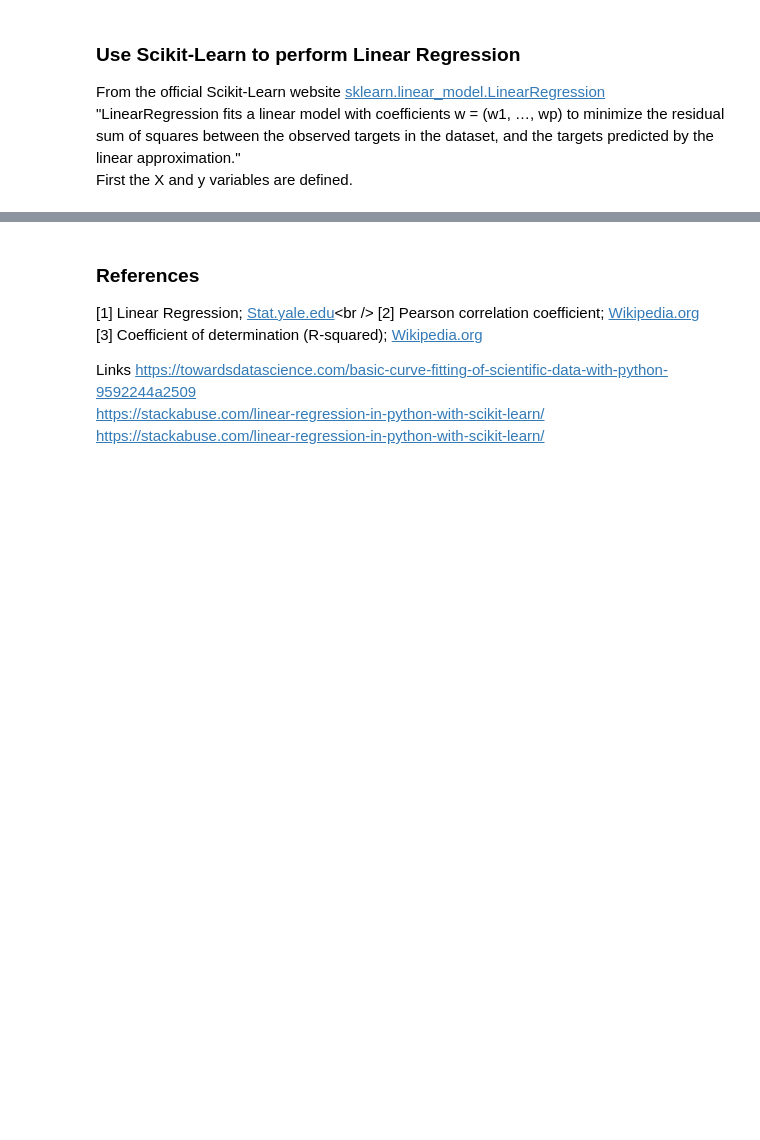
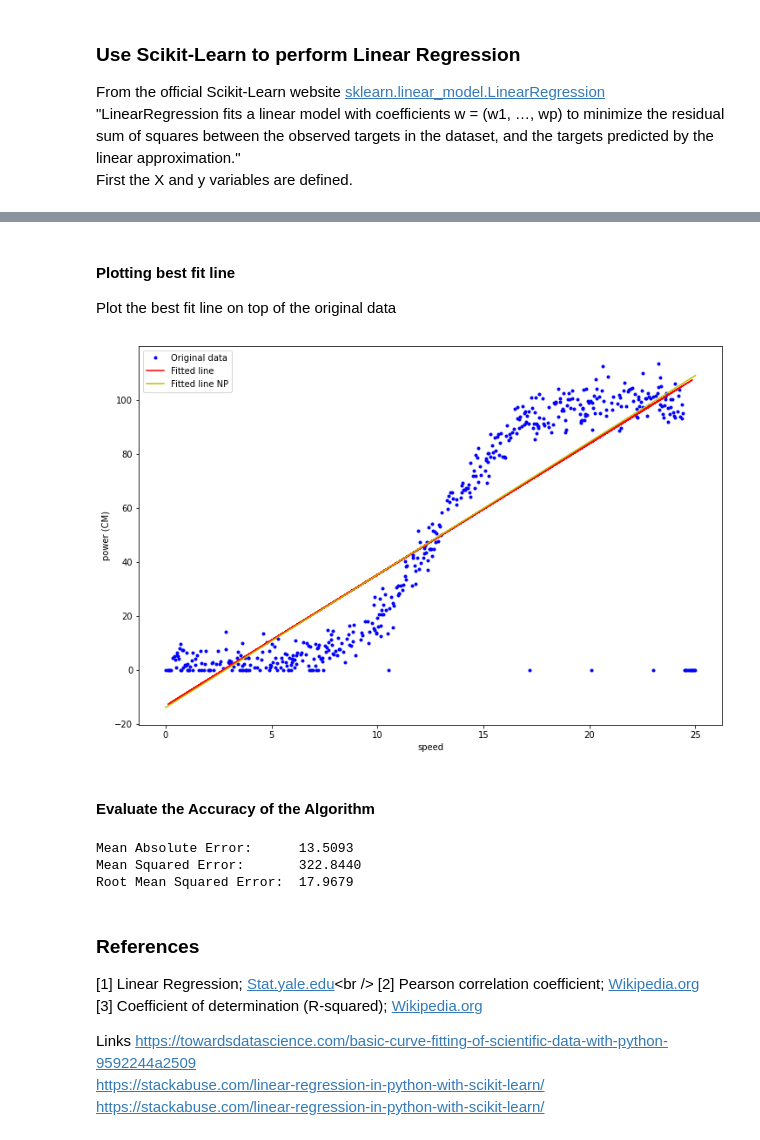
Before and after one commit to killfoley/fundamentalsofDA_project, a Jupyter notebook: Project.ipynb, the cells around one changed output, grey strips where cells are left out. Saved outputs shown, nothing was run; the diff lists cells and outputs as text; code cells hidden in the pictures; blank space fills up the shorter version.

Commit message:
implemented sklearn train_test_split to split the data set for sklearn LinearRegression. Plotted the predicted line of best fit along with original data and np calculated best line

```diff
--- a/Project.ipynb
+++ b/Project.ipynb
@@ -150,0 +132,4 @@ array([[7.24575873]])
+# %%
+# create the variables. X must be a 2d array and y must be a 1d array
+X = speed.reshape(-1,1)
+y = power
@@ -150,0 +138,4 @@ array([[7.24575873]])
+# %%
+# split the data into training and test sets using sklear test_train_split function
+from sklearn.model_selection import train_test_split
+X_train, X_test, y_train, y_test = train_test_split(X, y, test_size=0.20, random_state=100)
@@ -150,0 +144,7 @@ array([[7.24575873]])
+# %%
+# import LinearRegression class from sklearn
+from sklearn.linear_model import LinearRegression
+reg = LinearRegression()
+
+# call the fit function
+reg.fit(X_train, y_train)
@@ -150,0 +172,3 @@ array([[7.24575873]])
+# %%
+# use predict() function with X_test set
+y_pred = reg.predict(X_test)
@@ -151,3 +193,35 @@ array([[7.24575873]])
+# %% [markdown]
+#### Plotting best fit line
+Plot the best fit line on top of the original data
+# %%
+# Plot the original data vs sklearn best fit line.
+plt.figure(figsize=(12,8))
+plt.plot(speed, power, '.b', label='Original data')
+plt.plot(X_test, y_pred, 'r-', label='Fitted line')
+# Numpy best line
+plt.plot(speed, m * speed + c, 'y-', label='Fitted line NP')
+
+# Add axis labels and a legend.
+plt.xlabel('speed')
+plt.ylabel('power (CM)')
+plt.legend()
+
+# Show the plot.
+plt.show();
+# %% [output]
+[figure, added]
+# %% [markdown]
+#### Evaluate the Accuracy of the Algorithm
+# %%
+# print the 3 common evaluation metrics. MAE, MSE, RMSE
+from sklearn import metrics
+print(f'Mean Absolute Error: {metrics.mean_absolute_error(y_test, y_pred): 12.4f}')
+print(f'Mean Squared Error: {metrics.mean_squared_error(y_test, y_pred): 14.4f}')
+print(f'Root Mean Squared Error: {np.sqrt(metrics.mean_squared_error(y_test, y_pred)): .4f}')
+# %% [output]
+Mean Absolute Error:      13.5093
+Mean Squared Error:       322.8440
+Root Mean Squared Error:  17.9679
 # %% [markdown]
 ### References
 [1] Linear Regression; [Stat.yale.edu](http://www.stat.yale.edu/Courses/1997-98/101/linreg.htm#:~:text=Linear%20regression%20attempts%20to%20model,linear%20equation%20to%20observed%20data.&text=A%20linear%20regression%20line%20has,Y%20is%20the%20dependent%20variable.)<br />
```
Also changed, not shown: parts of 14 cells of this notebook.
